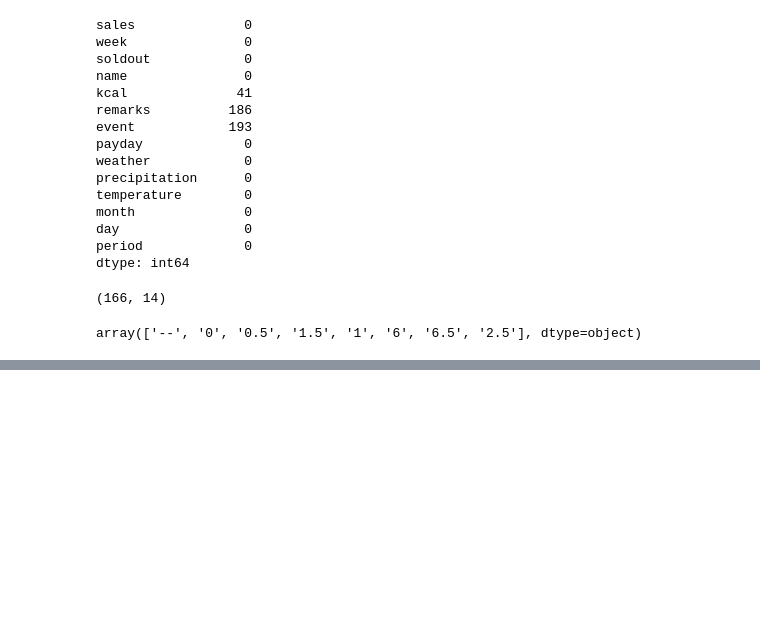
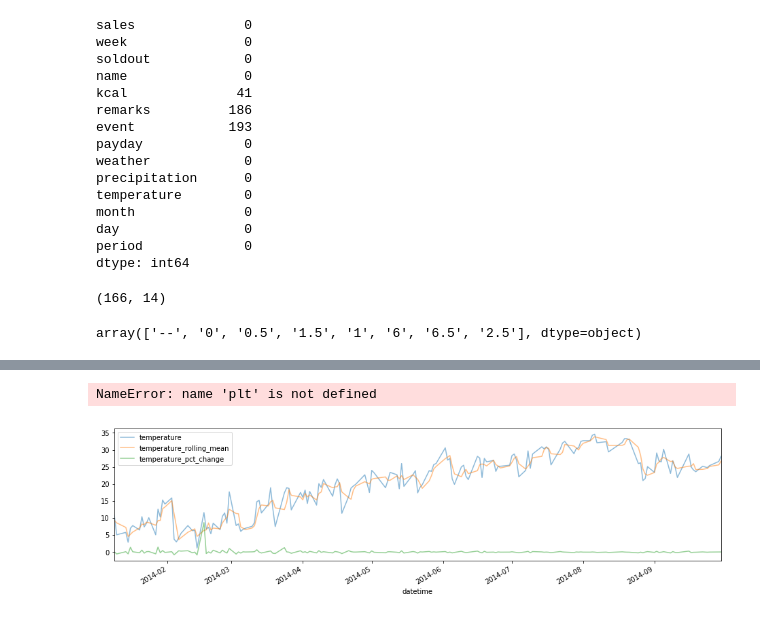
Before and after one commit to yamamoscowmule/pandas_tutorial, a Jupyter notebook: パンダ.ipynb, the cells around one changed output, grey strips where cells are left out. Drawn from its saved outputs; the diff is of its cells as text; code cells hidden in the pictures; blank space fills up the shorter version.

```diff
--- a/パンダ.ipynb
+++ b/パンダ.ipynb
@@ -278,0 +599,7 @@ df['precipitation'] = df['precipitation'].replace('--', 0).astype(float)
+# %%
+# 少しだけ情報量の多い折れ線グラフ
+df.plot(y=['temperature', 'temperature_rolling_mean', 'temperature_pct_change'],  figsize=(16,4), alpha=0.5) # x軸がindexである場合は明記しなくても可
+plt.title('気温変化に関する図', fontproperties=font_prop) # fontpropertiesは日本語表示に必要
+# %% [output]
+NameError: name 'plt' is not defined
+[figure, added]
```
Also changed, not shown: parts of 38 cells of this notebook, 8 other files.
